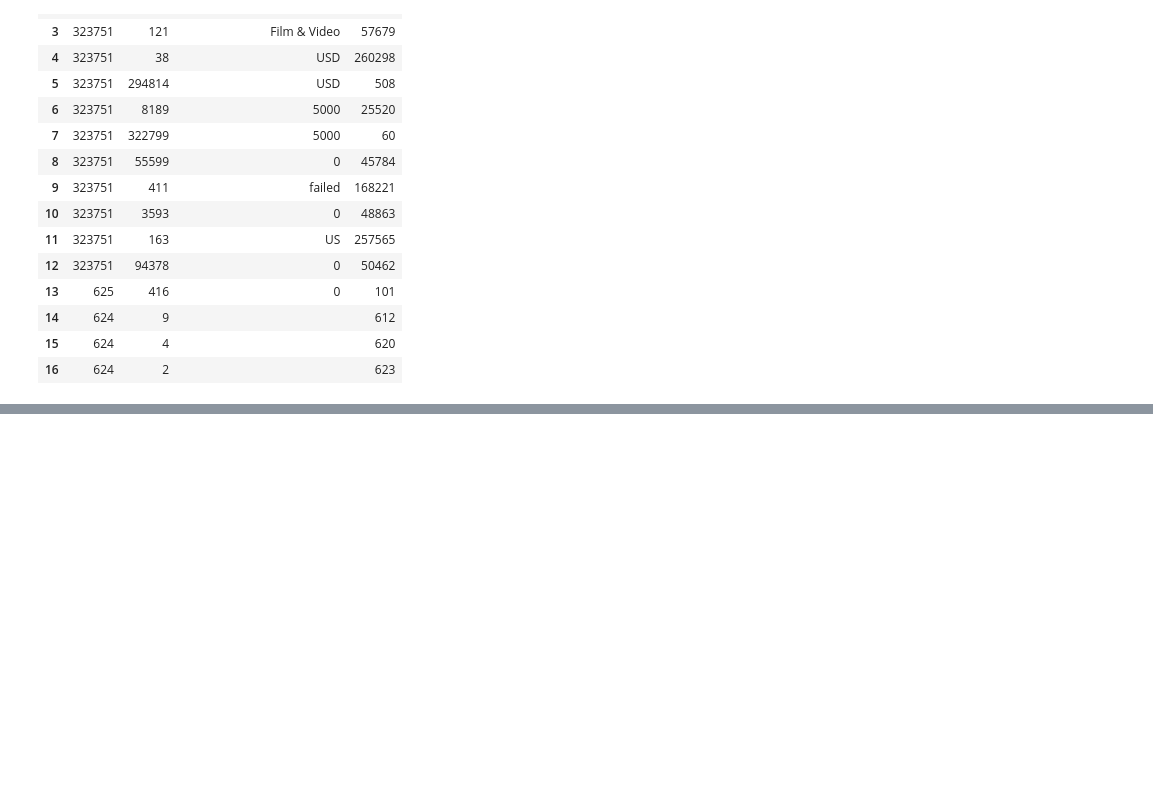
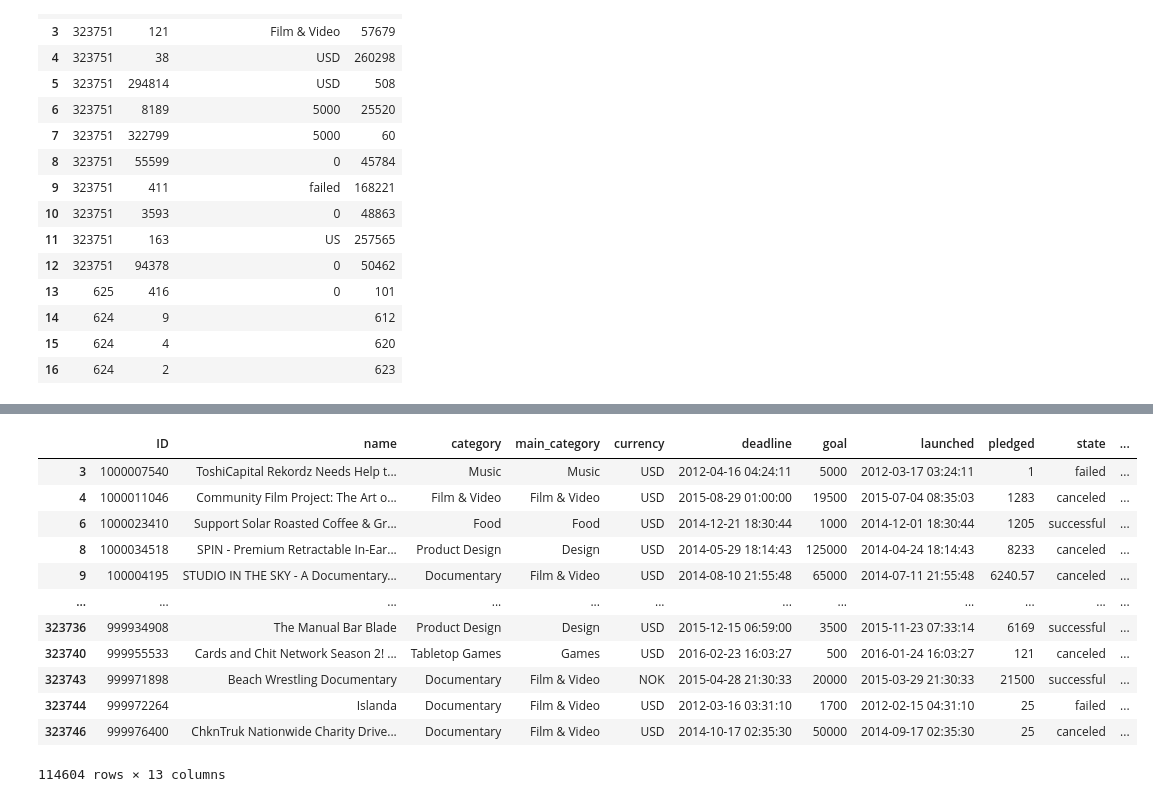
Before and after one commit to Key6767/cmpsc105-project, a Jupyter notebook: analysis.ipynb, the cells around one changed output, grey strips where cells are left out. Saved outputs shown, nothing was run; the diff lists cells and outputs as text; code cells hidden in the pictures; blank space fills up the shorter version.

```diff
--- a/analysis.ipynb
+++ b/analysis.ipynb
@@ -77,0 +121,22 @@ df.head() #Will stop here, and take a look at the summary statistics at a later
+# %%
+top_10_categories = df['category '].value_counts().head(10).index
+top_10_categories
+
+filtered_df = df[df['category '].isin(top_10_categories)]
+filtered_df
+
+#What percentage do the categories take up in the data set.
+# %% [output]
+|  | ID | name | category | main_category | currency | deadline | goal | launched | pledged | state | ... |
+| 3 | 1000007540 | ToshiCapital Rekordz Needs Help t... | Music | Music | USD | 2012-04-16 04:24:11 | 5000 | 2012-03-17 03:24:11 | 1 | failed | ... |
+| 4 | 1000011046 | Community Film Project: The Art o... | Film & Video | Film & Video | USD | 2015-08-29 01:00:00 | 19500 | 2015-07-04 08:35:03 | 1283 | canceled | ... |
+| 6 | 1000023410 | Support Solar Roasted Coffee & Gr... | Food | Food | USD | 2014-12-21 18:30:44 | 1000 | 2014-12-01 18:30:44 | 1205 | successful | ... |
+| 8 | 1000034518 | SPIN - Premium Retractable In-Ear... | Product Design | Design | USD | 2014-05-29 18:14:43 | 125000 | 2014-04-24 18:14:43 | 8233 | canceled | ... |
+| 9 | 100004195 | STUDIO IN THE SKY - A Documentary... | Documentary | Film & Video | USD | 2014-08-10 21:55:48 | 65000 | 2014-07-11 21:55:48 | 6240.57 | canceled | ... |
+| ... | ... | ... | ... | ... | ... | ... | ... | ... | ... | ... | ... |
+| 323736 | 999934908 | The Manual Bar Blade | Product Design | Design | USD | 2015-12-15 06:59:00 | 3500 | 2015-11-23 07:33:14 | 6169 | successful | ... |
+| 323740 | 999955533 | Cards and Chit Network Season 2! ... | Tabletop Games | Games | USD | 2016-02-23 16:03:27 | 500 | 2016-01-24 16:03:27 | 121 | canceled | ... |
+| 323743 | 999971898 | Beach Wrestling Documentary | Documentary | Film & Video | NOK | 2015-04-28 21:30:33 | 20000 | 2015-03-29 21:30:33 | 21500 | successful | ... |
+| 323744 | 999972264 | Islanda | Documentary | Film & Video | USD | 2012-03-16 03:31:10 | 1700 | 2012-02-15 04:31:10 | 25 | failed | ... |
+| 323746 | 999976400 | ChknTruk Nationwide Charity Drive... | Documentary | Film & Video | USD | 2014-10-17 02:35:30 | 50000 | 2014-09-17 02:35:30 | 25 | canceled | ... |
+114604 rows × 13 columns
```
Also changed, not shown: parts of 10 cells of this notebook.
